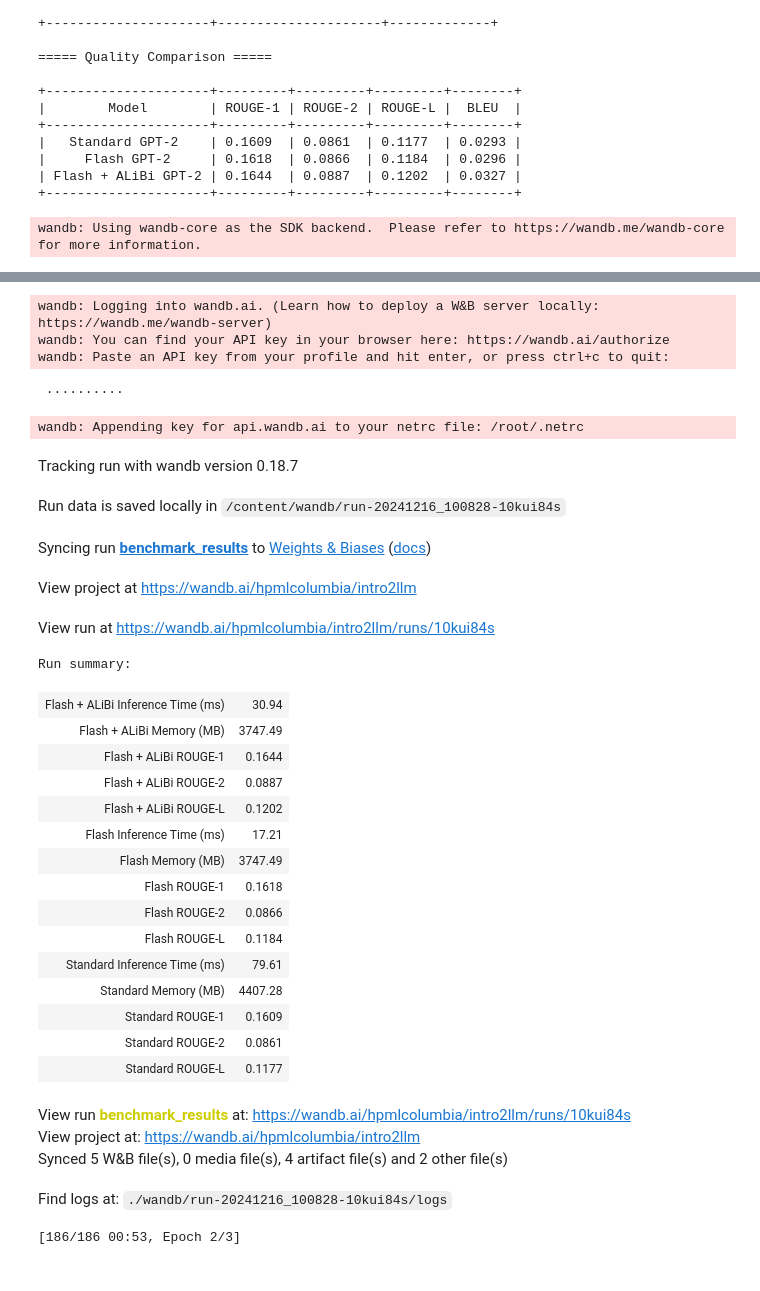
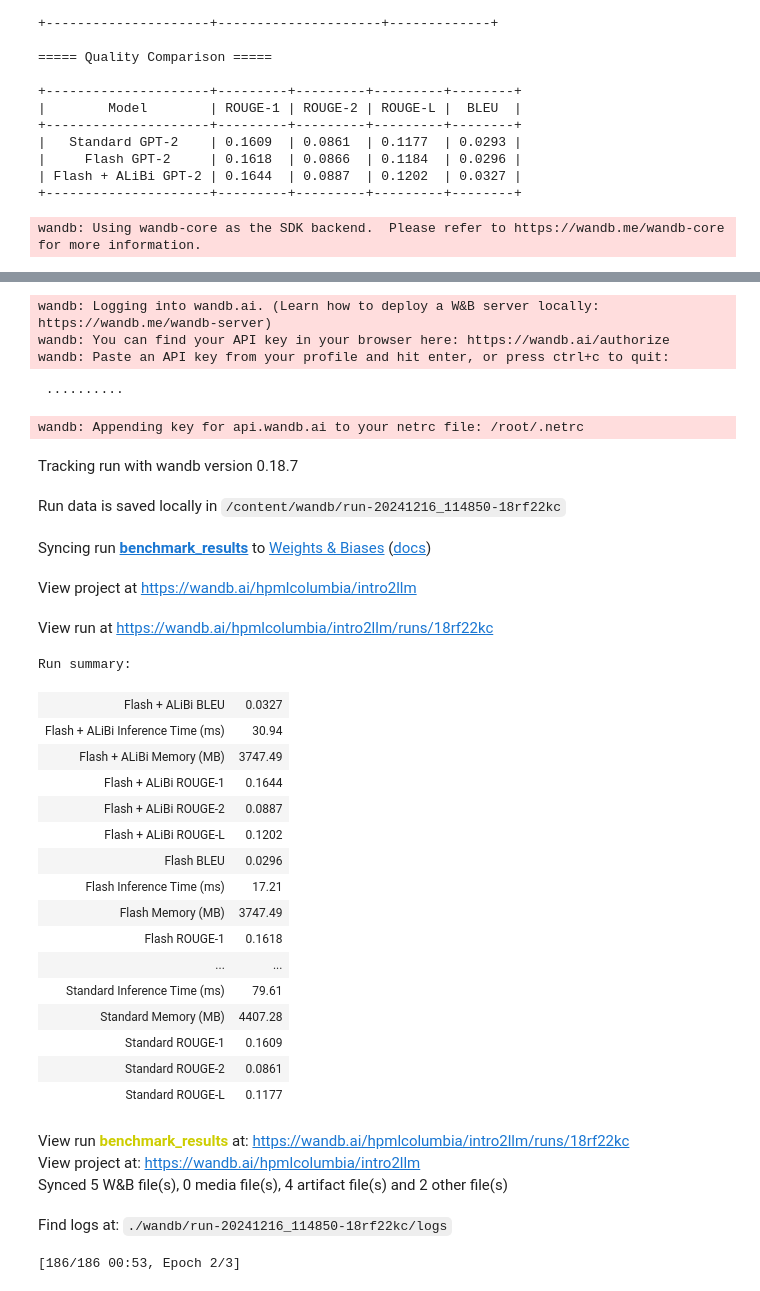
Before and after one commit to sharmista2shastry/COMSE6998-Project, a Jupyter notebook: FlashAttn_with_ALiBi.ipynb, the cells around one changed output, grey strips where cells are left out. Cells and saved outputs as stored; diff of their text form; code cells hidden in the pictures.

Commit message:
Add BLEU Score in WandB logging

```diff
--- a/FlashAttn_with_ALiBi.ipynb
+++ b/FlashAttn_with_ALiBi.ipynb
@@ -522,54 +522,59 @@ wandb.summary["Flash + ALiBi Inference Time (ms)"] = flash_alibi_time
 
 wandb.summary["Standard Memory (MB)"] = standard_mem
 wandb.summary["Flash Memory (MB)"] = flash_mem
 wandb.summary["Flash + ALiBi Memory (MB)"] = flash_alibi_mem
 
 wandb.summary["Standard ROUGE-1"] = standard_metrics[0]['rouge1']
 wandb.summary["Flash ROUGE-1"] = flash_metrics[0]['rouge1']
 wandb.summary["Flash + ALiBi ROUGE-1"] = flash_alibi_metrics[0]['rouge1']
 
 wandb.summary["Standard ROUGE-2"] = standard_metrics[0]['rouge2']
 wandb.summary["Flash ROUGE-2"] = flash_metrics[0]['rouge2']
 wandb.summary["Flash + ALiBi ROUGE-2"] = flash_alibi_metrics[0]['rouge2']
 
 wandb.summary["Standard ROUGE-L"] = standard_metrics[0]['rougeL']
 wandb.summary["Flash ROUGE-L"] = flash_metrics[0]['rougeL']
 wandb.summary["Flash + ALiBi ROUGE-L"] = flash_alibi_metrics[0]['rougeL']
 
+wandb.summary["Standard BLEU"] = standard_metrics[1]
+wandb.summary["Flash BLEU"] = flash_metrics[1]
+wandb.summary["Flash + ALiBi BLEU"] = flash_alibi_metrics[1]
+
 wandb.finish()
 # %% [output]
 wandb: Using wandb-core as the SDK backend.  Please refer to https://wandb.me/wandb-core for more information.
 [interactive output not drawn]
 wandb: Logging into wandb.ai. (Learn how to deploy a W&B server locally: https://wandb.me/wandb-server)
 wandb: You can find your API key in your browser here: https://wandb.ai/authorize
 wandb: Paste an API key from your profile and hit enter, or press ctrl+c to quit:
  ··········
 wandb: Appending key for api.wandb.ai to your netrc file: /root/.netrc
 Tracking run with wandb version 0.18.7
-Run data is saved locally in /content/wandb/run-20241216_100828-10kui84s
+Run data is saved locally in /content/wandb/run-20241216_114850-18rf22kc
 Syncing run benchmark_results to Weights & Biases (docs)
 View project at https://wandb.ai/hpmlcolumbia/intro2llm
-View run at https://wandb.ai/hpmlcolumbia/intro2llm/runs/10kui84s
+View run at https://wandb.ai/hpmlcolumbia/intro2llm/runs/18rf22kc
 Run summary:
+| Flash + ALiBi BLEU | 0.0327 |
 | Flash + ALiBi Inference Time (ms) | 30.94 |
 | Flash + ALiBi Memory (MB) | 3747.49 |
 | Flash + ALiBi ROUGE-1 | 0.1644 |
 | Flash + ALiBi ROUGE-2 | 0.0887 |
 | Flash + ALiBi ROUGE-L | 0.1202 |
+| Flash BLEU | 0.0296 |
 | Flash Inference Time (ms) | 17.21 |
 | Flash Memory (MB) | 3747.49 |
 | Flash ROUGE-1 | 0.1618 |
-| Flash ROUGE-2 | 0.0866 |
-| Flash ROUGE-L | 0.1184 |
+| ... | ... |
 | Standard Inference Time (ms) | 79.61 |
 | Standard Memory (MB) | 4407.28 |
 | Standard ROUGE-1 | 0.1609 |
 | Standard ROUGE-2 | 0.0861 |
 | Standard ROUGE-L | 0.1177 |
-View run benchmark_results at: https://wandb.ai/hpmlcolumbia/intro2llm/runs/10kui84s
+View run benchmark_results at: https://wandb.ai/hpmlcolumbia/intro2llm/runs/18rf22kc
 View project at: https://wandb.ai/hpmlcolumbia/intro2llm
 Synced 5 W&B file(s), 0 media file(s), 4 artifact file(s) and 2 other file(s)
-Find logs at: ./wandb/run-20241216_100828-10kui84s/logs
+Find logs at: ./wandb/run-20241216_114850-18rf22kc/logs
 # %%
 # Fine-tune Flash attention model with ALiBi, since GPT-2's pre-trained weights are not adjusted to ALiBi scores
 # Resize token embeddings if tokenizer vocabulary is changed
```
Also changed, not shown: parts of 1 cell of this notebook.
